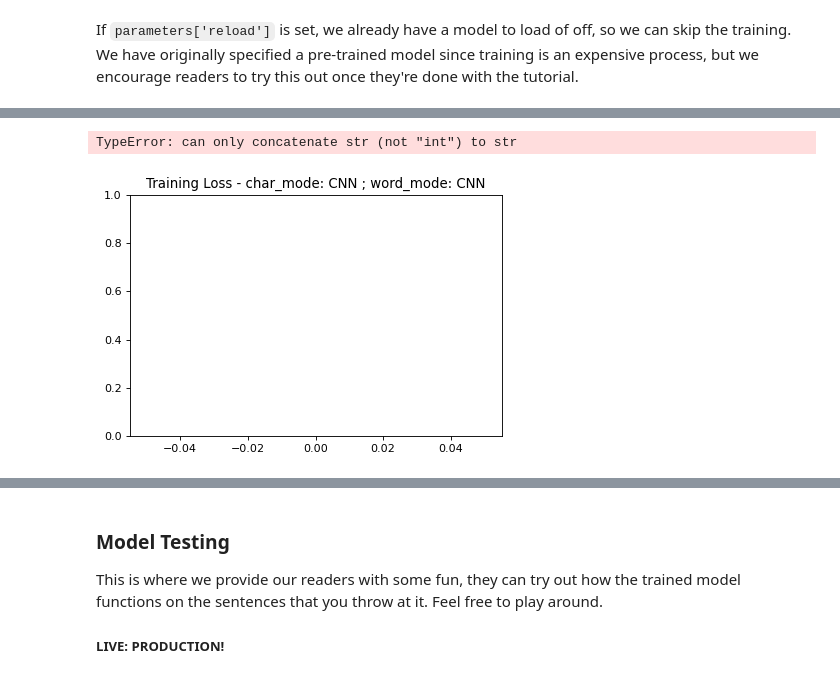
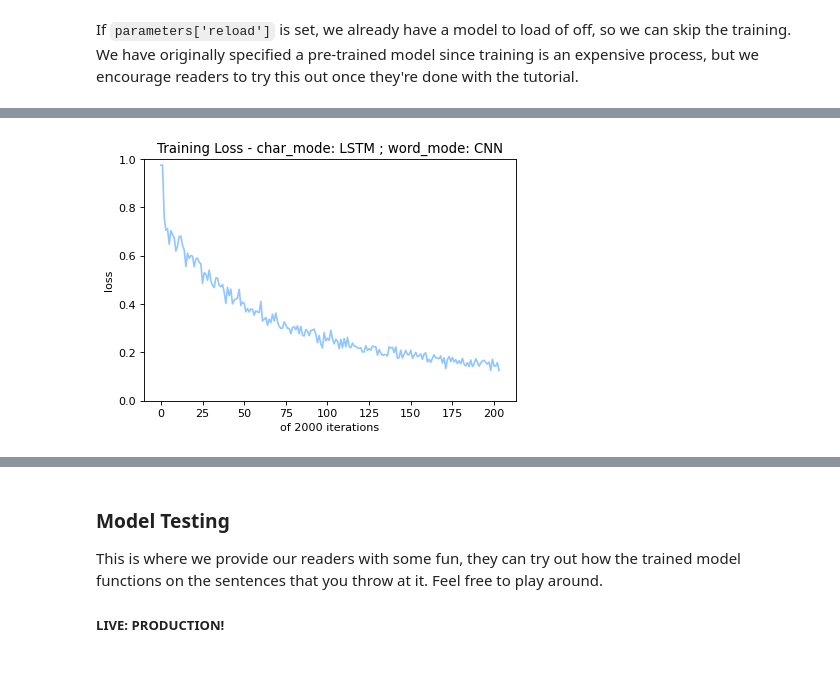
Before and after one commit to yangland/End-to-end-Sequence-Labeling-via-Bi-directional-LSTM-CNNs-CRF-Tutorial, a Jupyter notebook: Named_Entity_Recognition-LSTM-CNN-CRF-Tutorial.ipynb, the cells around one changed output, grey strips where cells are left out. Drawn from its saved outputs; the diff is of its cells as text; code cells hidden in the pictures.

Commit message:
created 2 chars now

```diff
--- a/Named_Entity_Recognition-LSTM-CNN-CRF-Tutorial.ipynb
+++ b/Named_Entity_Recognition-LSTM-CNN-CRF-Tutorial.ipynb
@@ -97,8 +97,9 @@ parameters['epoch'] =  30 #Number of epochs to run !50
 parameters['weights'] = "" #path to Pretrained for from a previous run
 parameters['name'] = "self-trained-model" # Model name
 parameters['gradient_clip']=5.0
-parameters['char_mode']="CNN" # CNN or "LSTM"
 models_path = "./models/" #path to saved models
+
+parameters['char_mode']="LSTM" # CNN or "LSTM"
 
 # added parameter
 parameters['word_mode']="CNN" # Word level encoder "CNN" or "LSTM"
@@ -1516,17 +1526,16 @@ losses
 # %%
 plt.plot(losses)
 title_str = "char_mode: " + parameters['char_mode'] + " ; word_mode: " + parameters['word_mode']
 training_title = "Training Loss - " + title_str
 plt.title(training_title)
 plt.ylim([0.0, 1.0])
 
-x_label = "every " + str(plot_every) + " iterations"
-plt.xlabel('x - axis')
+x_label = "of " +  str(plot_every) + " iterations"
+plt.xlabel(x_label)
 plt.ylabel('loss')
 
-loss_file = "training_loss-", "char_" + parameters['char_mode'] + "-word_" + parameters['word_mode'] + ".png"
-plt.savefig(file_name, dpi=300)
+loss_file = "training_loss-" + "char_" + parameters['char_mode'] + "-word_" + parameters['word_mode'] + ".png"
+plt.savefig(loss_file, dpi=300)
 plt.show()
 # %% [output]
-TypeError: can only concatenate str (not "int") to str
-[figure, old version]
+[figure, new version]
```
Also changed, not shown: parts of 10 cells of this notebook, 9 other files.
